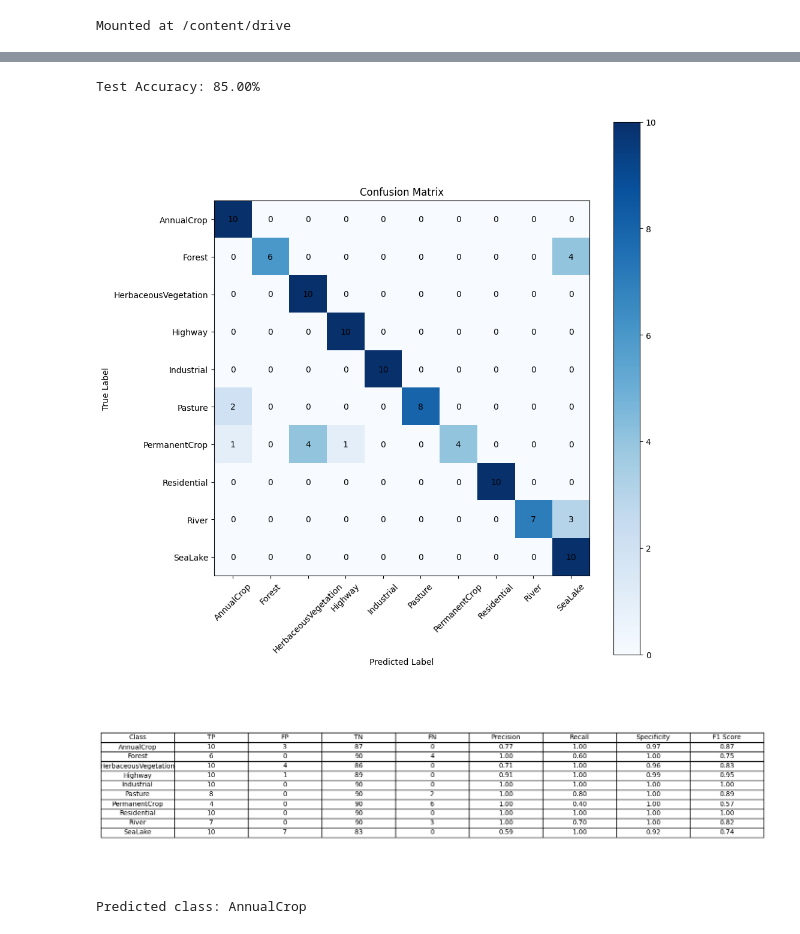
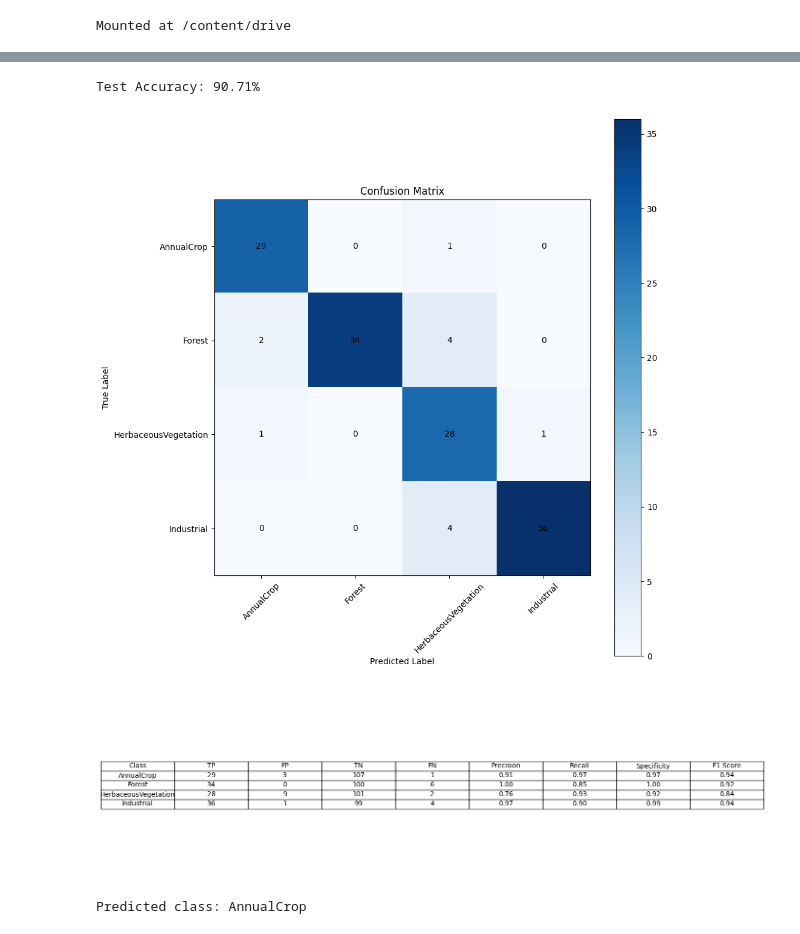
Before and after one commit to quducute/dinosaur, a Jupyter notebook: gpu/dinov2_gpu.ipynb, the cells around one changed output, grey strips where cells are left out. Saved outputs shown, nothing was run; the diff lists cells and outputs as text; code cells hidden in the pictures.

Commit message:
change the model to facebook/dinov2-base-imagenet1k-1-layer

```diff
--- a/gpu/dinov2_gpu.ipynb
+++ b/gpu/dinov2_gpu.ipynb
@@ -22,38 +19,38 @@ test_dataset_path = '/content/drive/My Drive/EuroSAT_RGB/test'
 # %%
-# define dataset transformations
+train_dataset_path = '/content/drive/My Drive/EuroSAT_RGB/train'
+test_dataset_path = '/content/drive/My Drive/EuroSAT_RGB/test'
+
 train_transform = transforms.Compose([
     transforms.Resize((224, 224)),
     transforms.ToTensor(),
-    transforms.Normalize(mean=[0.5, 0.5, 0.5], std=[0.5, 0.5, 0.5])
+    transforms.Normalize(mean=[0.485, 0.456, 0.406], std=[0.229, 0.224, 0.225])
 ])
 test_transform = transforms.Compose([
     transforms.Resize((224, 224)),
     transforms.ToTensor(),
-    transforms.Normalize(mean=[0.5, 0.5, 0.5], std=[0.5, 0.5, 0.5])
+    transforms.Normalize(mean=[0.485, 0.456, 0.406], std=[0.229, 0.224, 0.225])
 ])
 
-# load datasets
 train_dataset = datasets.ImageFolder(train_dataset_path, transform=train_transform)
 test_dataset = datasets.ImageFolder(test_dataset_path, transform=test_transform)
 
-# create data loaders
 train_loader = DataLoader(train_dataset, batch_size=32, shuffle=True)
 test_loader = DataLoader(test_dataset, batch_size=32, shuffle=False)
 # %%
 class DinoV2Model(nn.Module):
-    def __init__(self, num_classes=10):
+    def __init__(self, num_classes=4):
         super(DinoV2Model, self).__init__()
-        self.vit = ViTModel.from_pretrained('facebook/dino-vits8')
-        self.classifier = nn.Linear(self.vit.config.hidden_size, num_classes)
+        self.model = AutoModel.from_pretrained("facebook/dinov2-base-imagenet1k-1-layer")
+        self.classifier = nn.Linear(self.model.config.hidden_size, num_classes)
 
     def forward(self, x):
-        outputs = self.vit(x).last_hidden_state[:, 0]  # CLS token
+        outputs = self.model(x).last_hidden_state[:, 0]  # CLS token
         logits = self.classifier(outputs)
         return logits
 
 # gpu
 device = torch.device('cuda' if torch.cuda.is_available() else 'cpu')
-model = DinoV2Model(num_classes=10)
+model = DinoV2Model(num_classes=4)
 model.to(device)
 # %% [output]
 The secret `HF_TOKEN` does not exist in your Colab secrets.
@@ -156,13 +149,7 @@ class_names = [
     "AnnualCrop",
     "Forest",
     "HerbaceousVegetation",
-    "Highway",
-    "Industrial",
-    "Pasture",
-    "PermanentCrop",
-    "Residential",
-    "River",
-    "SeaLake"
+    "Industrial"
 ]
 
 # Testing loop
@@ -228,36 +215,36 @@ def compute_metrics(conf_matrix):
         precision = TP / (TP + FP) if (TP + FP) > 0 else 0
         recall = TP / (TP + FN) if (TP + FN) > 0 else 0
         specificity = TN / (TN + FP) if (TN + FP) > 0 else 0
         f1_score = 2 * (precision * recall) / (precision + recall) if (precision + recall) > 0 else 0
 
         metrics['Class'].append(class_names[i])
         metrics['TP'].append(TP)
         metrics['FP'].append(FP)
         metrics['TN'].append(TN)
         metrics['FN'].append(FN)
         metrics['Precision'].append(f"{precision:.2f}")
         metrics['Recall'].append(f"{recall:.2f}")
         metrics['Specificity'].append(f"{specificity:.2f}")
         metrics['F1 Score'].append(f"{f1_score:.2f}")
 
     return metrics
 
 metrics = compute_metrics(conf_matrix)
 metrics_df = pd.DataFrame(metrics)
 def plot_metrics_table(metrics_df):
     fig, ax = plt.subplots(figsize=(15, 5))
     ax.axis('tight')
     ax.axis('off')
     table = ax.table(cellText=metrics_df.values, colLabels=metrics_df.columns, cellLoc='center', loc='center')
     table.auto_set_font_size(False)
     table.set_fontsize(10)
     table.scale(1.2, 1.2)
     plt.show()
 plot_metrics_table(metrics_df)
 # %% [output]
-Test Accuracy: 85.00%
+Test Accuracy: 90.71%
-[figure, old version]
+[figure, new version]
-[figure, old version]
+[figure, new version]
 # %%
 class_names = [
     "AnnualCrop",
```
Also changed, not shown: parts of 5 cells of this notebook.
